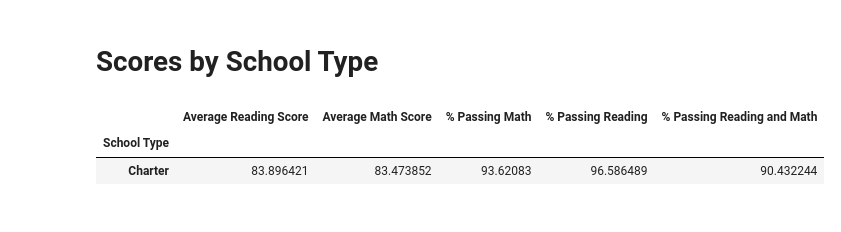
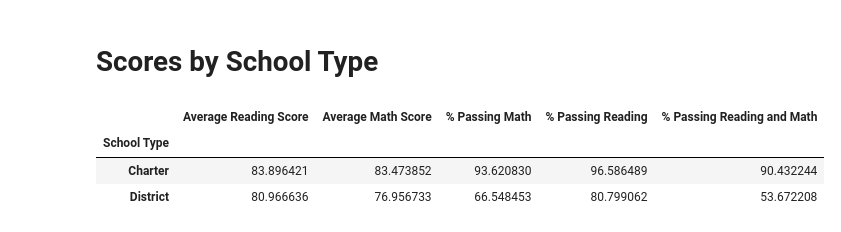
Before and after one commit to jherberg462/Pandas-challenge, a Jupyter notebook: PyCitySchools/main.ipynb, the cells around one changed output. Drawn from its saved outputs; the diff is of its cells as text; code cells hidden in the pictures.

```diff
--- a/PyCitySchools/main.ipynb
+++ b/PyCitySchools/main.ipynb
@@ -287,15 +275,16 @@ scores_by_school_size
 # %%
 school_summary.head(1)
 #copy the df
 scores_by_school_type = school_summary
 
 #drop extra columns
 scores_by_school_type = scores_by_school_type.drop(['Total School Budget', 'Total Students', 'Per Student Budget'], axis=1)
 
 #groupby the school type, and calculate the average
 scores_by_school_type = scores_by_school_type.groupby('School Type').mean()
-scores_by_school_type.head(1)
+scores_by_school_type.head()
 # %% [output]
 |  | Average Reading Score | Average Math Score | % Passing Math | % Passing Reading | % Passing Reading and Math |
 | School Type |  |  |  |  |  |
-| Charter | 83.896421 | 83.473852 | 93.62083 | 96.586489 | 90.432244 |
+| Charter | 83.896421 | 83.473852 | 93.620830 | 96.586489 | 90.432244 |
+| District | 80.966636 | 76.956733 | 66.548453 | 80.799062 | 53.672208 |
```
Also changed, not shown: parts of 2 cells of this notebook.
